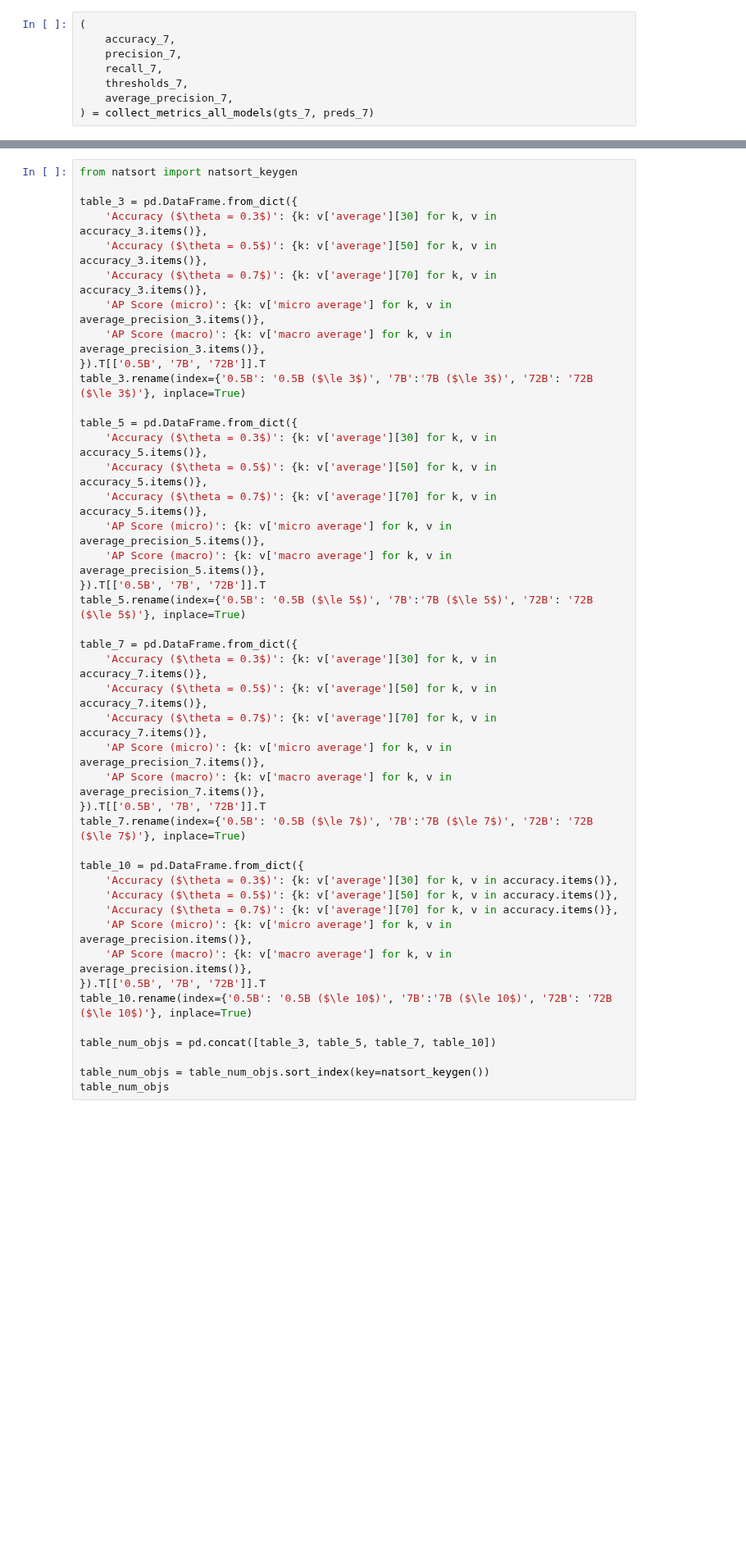
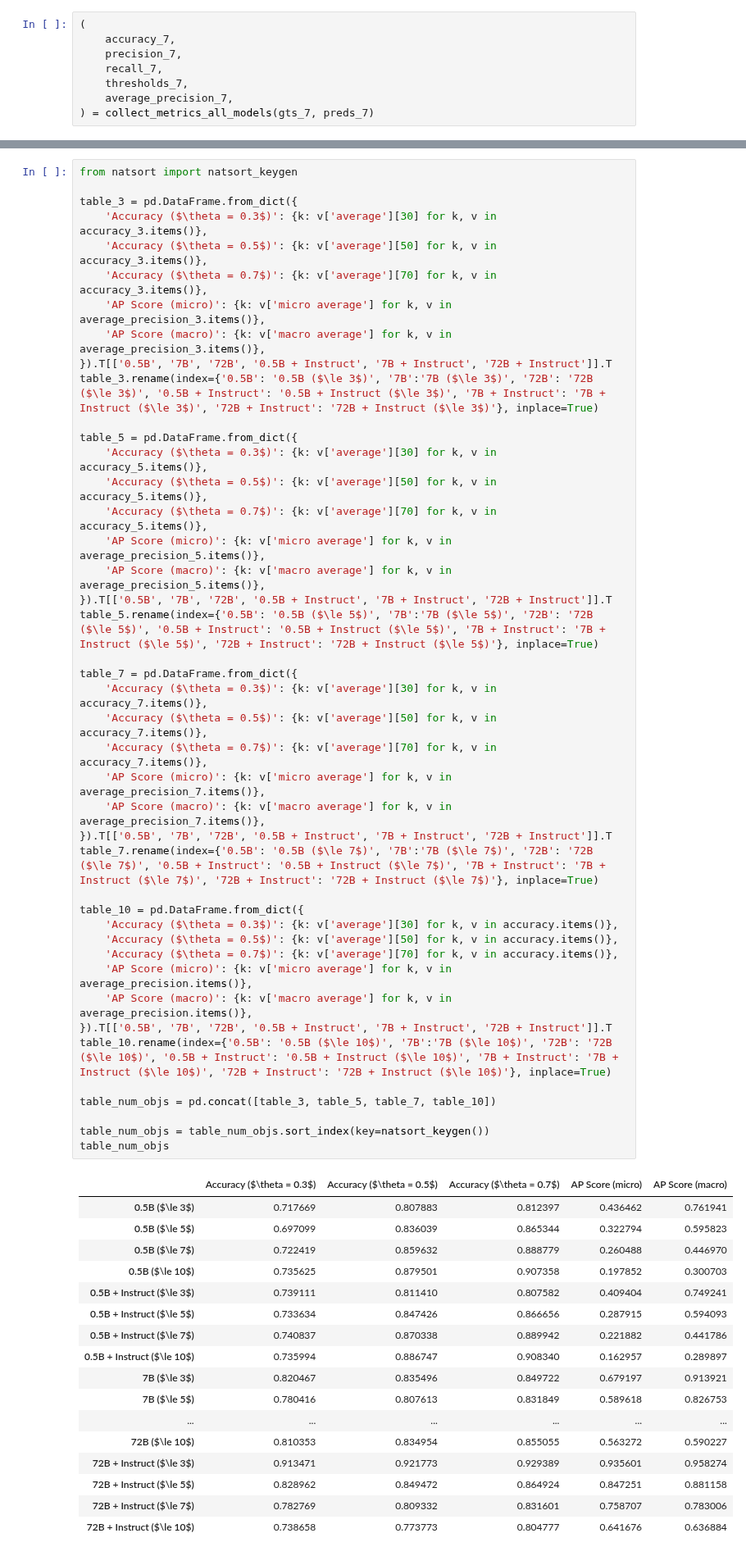
Before and after one commit to CLAIR-LAB-TECHNION/s3e, a Jupyter notebook: full_res_PRB.ipynb, the cells around one changed output, grey strips where cells are left out. Shown at 82% size. Saved outputs shown, nothing was run; the diff lists cells and outputs as text; blank space fills up the shorter version.

```diff
--- a/full_res_PRB.ipynb
+++ b/full_res_PRB.ipynb
@@ -471,40 +555,58 @@ table_3 = pd.DataFrame.from_dict({
     'Accuracy ($\theta = 0.5$)': {k: v['average'][50] for k, v in accuracy_3.items()},
     'Accuracy ($\theta = 0.7$)': {k: v['average'][70] for k, v in accuracy_3.items()},
     'AP Score (micro)': {k: v['micro average'] for k, v in average_precision_3.items()},
     'AP Score (macro)': {k: v['macro average'] for k, v in average_precision_3.items()},
-}).T[['0.5B', '7B', '72B']].T
-table_3.rename(index={'0.5B': '0.5B ($\le 3$)', '7B':'7B ($\le 3$)', '72B': '72B ($\le 3$)'}, inplace=True)
+}).T[['0.5B', '7B', '72B', '0.5B + Instruct', '7B + Instruct', '72B + Instruct']].T
+table_3.rename(index={'0.5B': '0.5B ($\le 3$)', '7B':'7B ($\le 3$)', '72B': '72B ($\le 3$)', '0.5B + Instruct': '0.5B + Instruct ($\le 3$)', '7B + Instruct': '7B + Instruct ($\le 3$)', '72B + Instruct': '72B + Instruct ($\le 3$)'}, inplace=True)
 
 table_5 = pd.DataFrame.from_dict({
     'Accuracy ($\theta = 0.3$)': {k: v['average'][30] for k, v in accuracy_5.items()},
     'Accuracy ($\theta = 0.5$)': {k: v['average'][50] for k, v in accuracy_5.items()},
     'Accuracy ($\theta = 0.7$)': {k: v['average'][70] for k, v in accuracy_5.items()},
     'AP Score (micro)': {k: v['micro average'] for k, v in average_precision_5.items()},
     'AP Score (macro)': {k: v['macro average'] for k, v in average_precision_5.items()},
-}).T[['0.5B', '7B', '72B']].T
-table_5.rename(index={'0.5B': '0.5B ($\le 5$)', '7B':'7B ($\le 5$)', '72B': '72B ($\le 5$)'}, inplace=True)
+}).T[['0.5B', '7B', '72B', '0.5B + Instruct', '7B + Instruct', '72B + Instruct']].T
+table_5.rename(index={'0.5B': '0.5B ($\le 5$)', '7B':'7B ($\le 5$)', '72B': '72B ($\le 5$)', '0.5B + Instruct': '0.5B + Instruct ($\le 5$)', '7B + Instruct': '7B + Instruct ($\le 5$)', '72B + Instruct': '72B + Instruct ($\le 5$)'}, inplace=True)
 
 table_7 = pd.DataFrame.from_dict({
     'Accuracy ($\theta = 0.3$)': {k: v['average'][30] for k, v in accuracy_7.items()},
     'Accuracy ($\theta = 0.5$)': {k: v['average'][50] for k, v in accuracy_7.items()},
     'Accuracy ($\theta = 0.7$)': {k: v['average'][70] for k, v in accuracy_7.items()},
     'AP Score (micro)': {k: v['micro average'] for k, v in average_precision_7.items()},
     'AP Score (macro)': {k: v['macro average'] for k, v in average_precision_7.items()},
-}).T[['0.5B', '7B', '72B']].T
-table_7.rename(index={'0.5B': '0.5B ($\le 7$)', '7B':'7B ($\le 7$)', '72B': '72B ($\le 7$)'}, inplace=True)
+}).T[['0.5B', '7B', '72B', '0.5B + Instruct', '7B + Instruct', '72B + Instruct']].T
+table_7.rename(index={'0.5B': '0.5B ($\le 7$)', '7B':'7B ($\le 7$)', '72B': '72B ($\le 7$)', '0.5B + Instruct': '0.5B + Instruct ($\le 7$)', '7B + Instruct': '7B + Instruct ($\le 7$)', '72B + Instruct': '72B + Instruct ($\le 7$)'}, inplace=True)
 
 table_10 = pd.DataFrame.from_dict({
     'Accuracy ($\theta = 0.3$)': {k: v['average'][30] for k, v in accuracy.items()},
     'Accuracy ($\theta = 0.5$)': {k: v['average'][50] for k, v in accuracy.items()},
     'Accuracy ($\theta = 0.7$)': {k: v['average'][70] for k, v in accuracy.items()},
     'AP Score (micro)': {k: v['micro average'] for k, v in average_precision.items()},
     'AP Score (macro)': {k: v['macro average'] for k, v in average_precision.items()},
-}).T[['0.5B', '7B', '72B']].T
-table_10.rename(index={'0.5B': '0.5B ($\le 10$)', '7B':'7B ($\le 10$)', '72B': '72B ($\le 10$)'}, inplace=True)
+}).T[['0.5B', '7B', '72B', '0.5B + Instruct', '7B + Instruct', '72B + Instruct']].T
+table_10.rename(index={'0.5B': '0.5B ($\le 10$)', '7B':'7B ($\le 10$)', '72B': '72B ($\le 10$)', '0.5B + Instruct': '0.5B + Instruct ($\le 10$)', '7B + Instruct': '7B + Instruct ($\le 10$)', '72B + Instruct': '72B + Instruct ($\le 10$)'}, inplace=True)
 
 table_num_objs = pd.concat([table_3, table_5, table_7, table_10])
 
 table_num_objs = table_num_objs.sort_index(key=natsort_keygen())
 table_num_objs
+# %% [output]
+|  | Accuracy ($\theta = 0.3$) | Accuracy ($\theta = 0.5$) | Accuracy ($\theta = 0.7$) | AP Score (micro) | AP Score (macro) |
+| 0.5B ($\le 3$) | 0.717669 | 0.807883 | 0.812397 | 0.436462 | 0.761941 |
+| 0.5B ($\le 5$) | 0.697099 | 0.836039 | 0.865344 | 0.322794 | 0.595823 |
+| 0.5B ($\le 7$) | 0.722419 | 0.859632 | 0.888779 | 0.260488 | 0.446970 |
+| 0.5B ($\le 10$) | 0.735625 | 0.879501 | 0.907358 | 0.197852 | 0.300703 |
+| 0.5B + Instruct ($\le 3$) | 0.739111 | 0.811410 | 0.807582 | 0.409404 | 0.749241 |
+| 0.5B + Instruct ($\le 5$) | 0.733634 | 0.847426 | 0.866656 | 0.287915 | 0.594093 |
+| 0.5B + Instruct ($\le 7$) | 0.740837 | 0.870338 | 0.889942 | 0.221882 | 0.441786 |
+| 0.5B + Instruct ($\le 10$) | 0.735994 | 0.886747 | 0.908340 | 0.162957 | 0.289897 |
+| 7B ($\le 3$) | 0.820467 | 0.835496 | 0.849722 | 0.679197 | 0.913921 |
+| 7B ($\le 5$) | 0.780416 | 0.807613 | 0.831849 | 0.589618 | 0.826753 |
+| ... | ... | ... | ... | ... | ... |
+| 72B ($\le 10$) | 0.810353 | 0.834954 | 0.855055 | 0.563272 | 0.590227 |
+| 72B + Instruct ($\le 3$) | 0.913471 | 0.921773 | 0.929389 | 0.935601 | 0.958274 |
+| 72B + Instruct ($\le 5$) | 0.828962 | 0.849472 | 0.864924 | 0.847251 | 0.881158 |
+| 72B + Instruct ($\le 7$) | 0.782769 | 0.809332 | 0.831601 | 0.758707 | 0.783006 |
+| 72B + Instruct ($\le 10$) | 0.738658 | 0.773773 | 0.804777 | 0.641676 | 0.636884 |
 # %%
 print(table_num_objs.to_latex(float_format="%.2f"))
```
Also changed, not shown: parts of 22 cells of this notebook, 20 other files.
